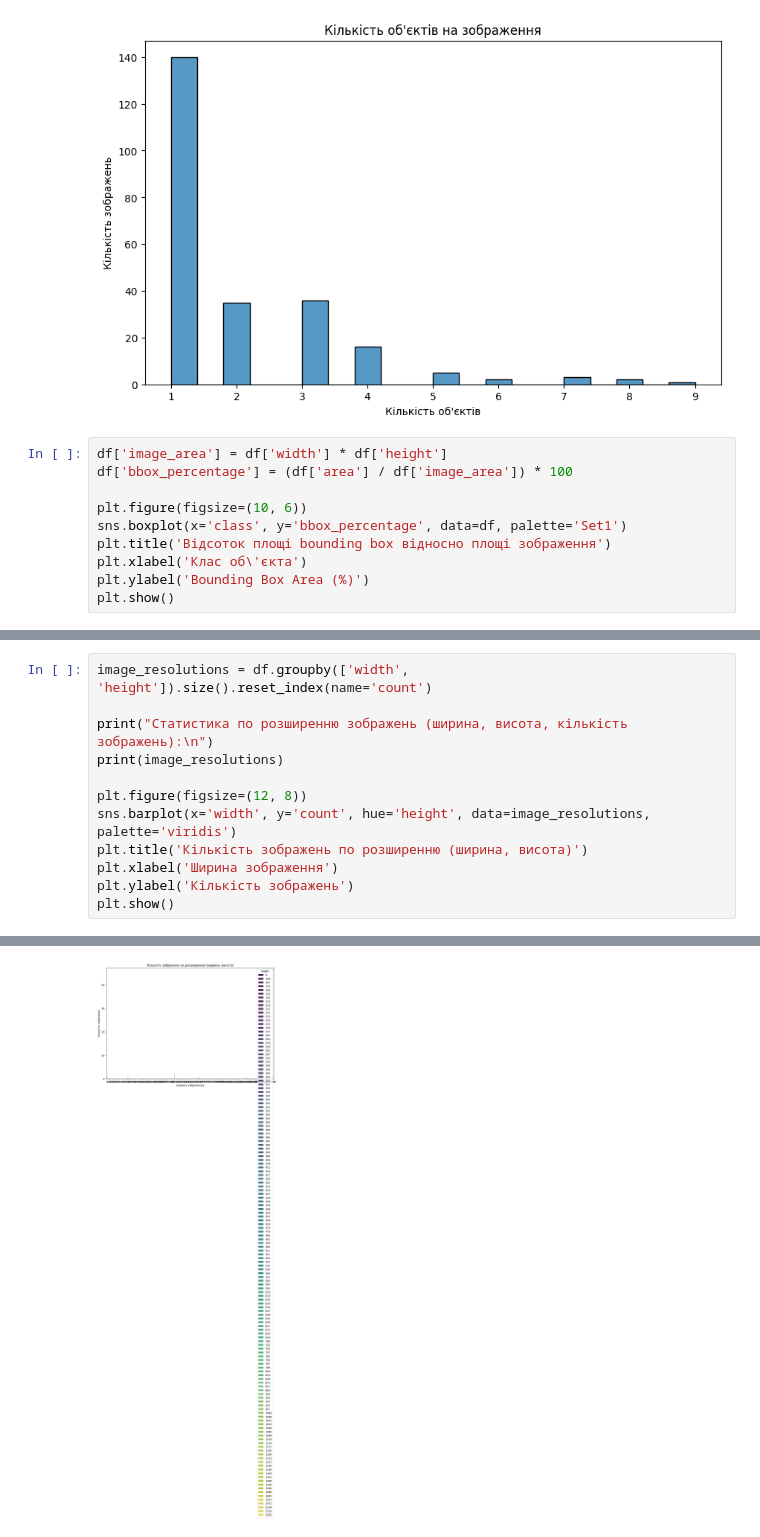
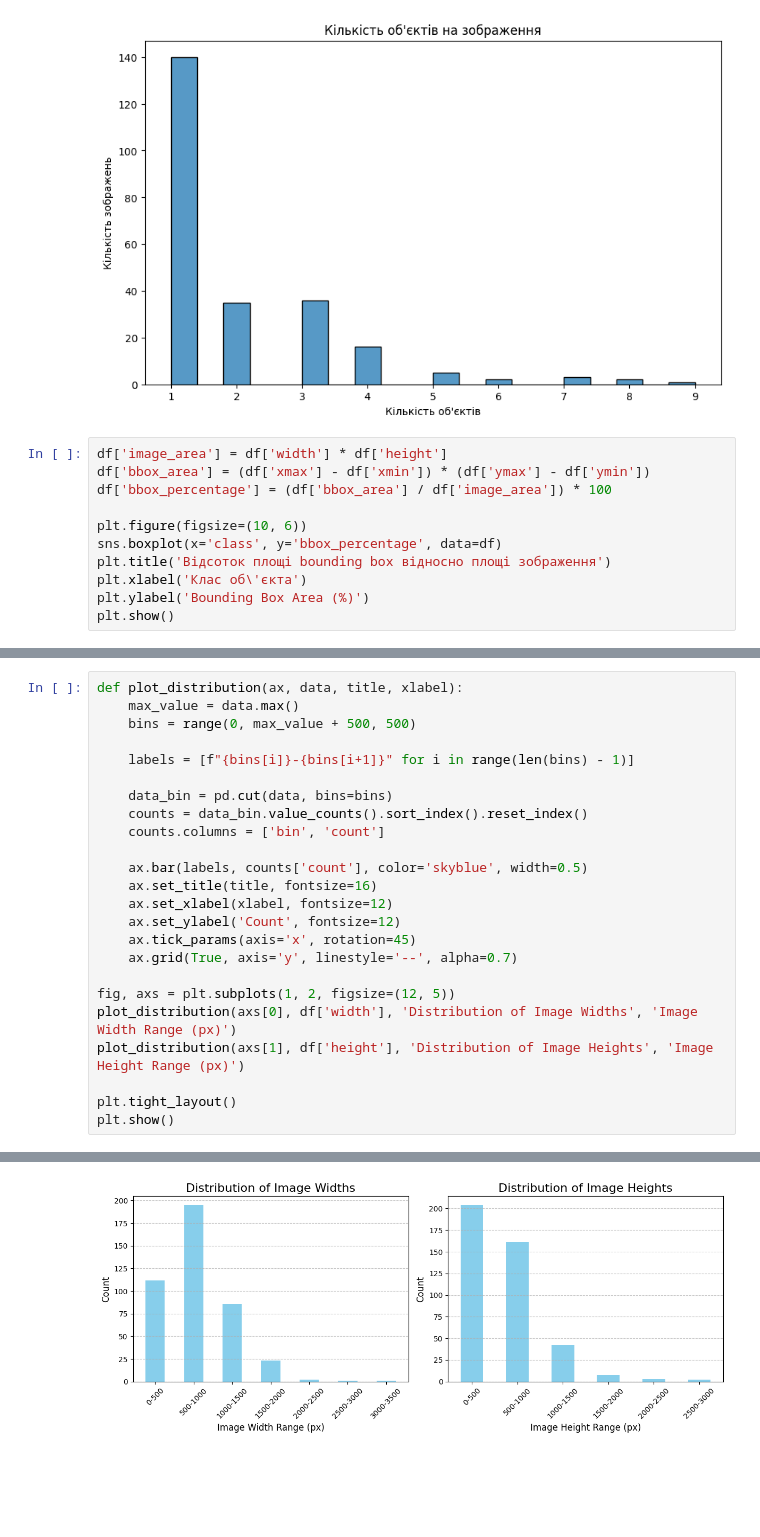
Before and after one commit to mar4enkom/neural-networks-lab, a Jupyter notebook: EDA.ipynb, the cells around one changed output, grey strips where cells are left out. Cells and saved outputs as stored; diff of their text form; blank space fills up the shorter version.

Commit message:
plot destribution of image width and height, aspect ratio and contrast, start writing conclusion

```diff
--- a/EDA.ipynb
+++ b/EDA.ipynb
@@ -98,10 +98,11 @@ plt.show()
 [figure]
 # %%
 df['image_area'] = df['width'] * df['height']
-df['bbox_percentage'] = (df['area'] / df['image_area']) * 100
+df['bbox_area'] = (df['xmax'] - df['xmin']) * (df['ymax'] - df['ymin'])
+df['bbox_percentage'] = (df['bbox_area'] / df['image_area']) * 100
 
 plt.figure(figsize=(10, 6))
-sns.boxplot(x='class', y='bbox_percentage', data=df, palette='Set1')
+sns.boxplot(x='class', y='bbox_percentage', data=df)
 plt.title('Відсоток площі bounding box відносно площі зображення')
 plt.xlabel('Клас об\'єкта')
 plt.ylabel('Bounding Box Area (%)')
@@ -111,13 +112,25 @@ plt.show()
 # %%
-image_resolutions = df.groupby(['width', 'height']).size().reset_index(name='count')
+def plot_distribution(ax, data, title, xlabel):
+    max_value = data.max()
+    bins = range(0, max_value + 500, 500)
 
-print("Статистика по розширенню зображень (ширина, висота, кількість зображень):\n")
-print(image_resolutions)
+    labels = [f"{bins[i]}-{bins[i+1]}" for i in range(len(bins) - 1)]
 
-plt.figure(figsize=(12, 8))
-sns.barplot(x='width', y='count', hue='height', data=image_resolutions, palette='viridis')
-plt.title('Кількість зображень по розширенню (ширина, висота)')
-plt.xlabel('Ширина зображення')
-plt.ylabel('Кількість зображень')
+    data_bin = pd.cut(data, bins=bins)
+    counts = data_bin.value_counts().sort_index().reset_index()
+    counts.columns = ['bin', 'count']
+
+    ax.bar(labels, counts['count'], color='skyblue', width=0.5)
+    ax.set_title(title, fontsize=16)
+    ax.set_xlabel(xlabel, fontsize=12)
+    ax.set_ylabel('Count', fontsize=12)
+    ax.tick_params(axis='x', rotation=45)
+    ax.grid(True, axis='y', linestyle='--', alpha=0.7)
+
+fig, axs = plt.subplots(1, 2, figsize=(12, 5))
+plot_distribution(axs[0], df['width'], 'Distribution of Image Widths', 'Image Width Range (px)')
+plot_distribution(axs[1], df['height'], 'Distribution of Image Heights', 'Image Height Range (px)')
+
+plt.tight_layout()
 plt.show()
 # %% [output]
@@ -140 +137 @@ plt.show()
-[figure, old version]
+[figure, new version]
```
Also changed, not shown: parts of 7 cells of this notebook, 5 other files.
